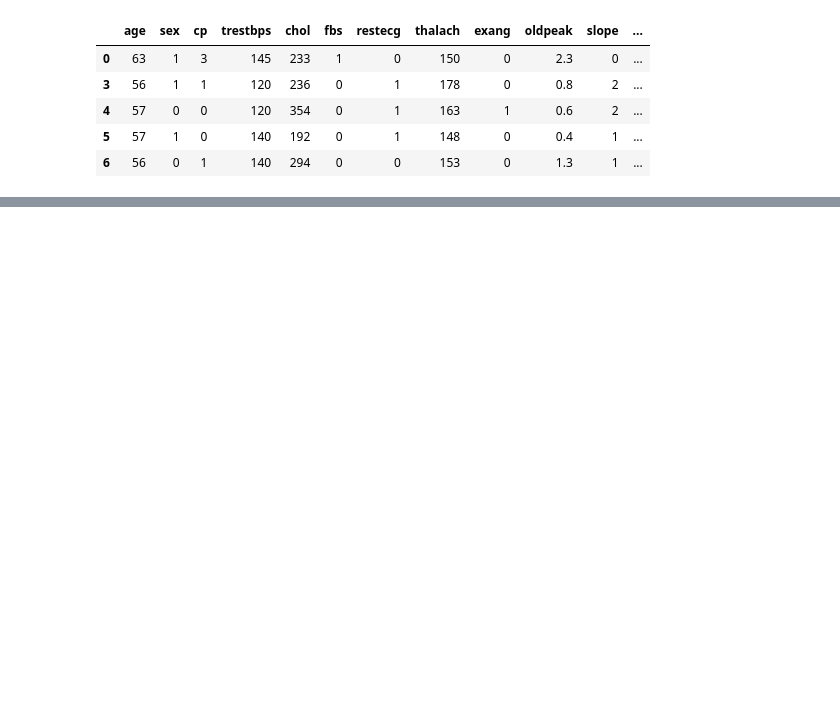
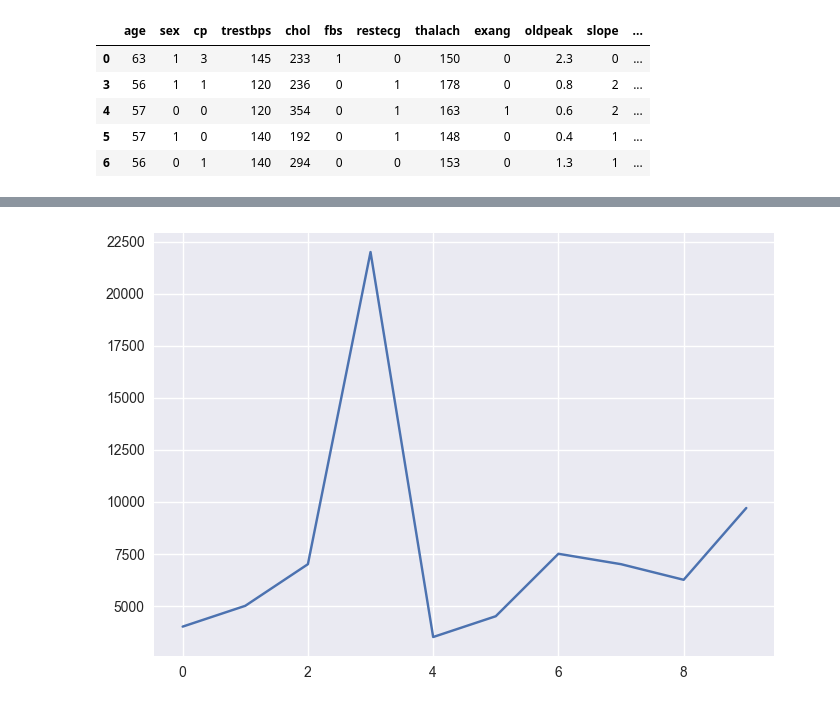
Before and after one commit to ParasKore2003/Machine-Learning, a Jupyter notebook: Practice/Matplotlib/Introduction_to_Matplotlib.ipynb, the cells around one changed output, grey strips where cells are left out. Drawn from its saved outputs; the diff is of its cells as text; code cells hidden in the pictures; blank space fills up the shorter version.

```diff
--- a/Practice/Matplotlib/Introduction_to_Matplotlib.ipynb
+++ b/Practice/Matplotlib/Introduction_to_Matplotlib.ipynb
@@ -490,0 +537,4 @@ Text(0.5, 0.98, 'Heart Diesease Analysis')
+# %%
+car_Sales["Price"].plot();
+# %% [output]
+[figure, added]
```
Also changed, not shown: parts of 48 cells of this notebook, 1 other file.
